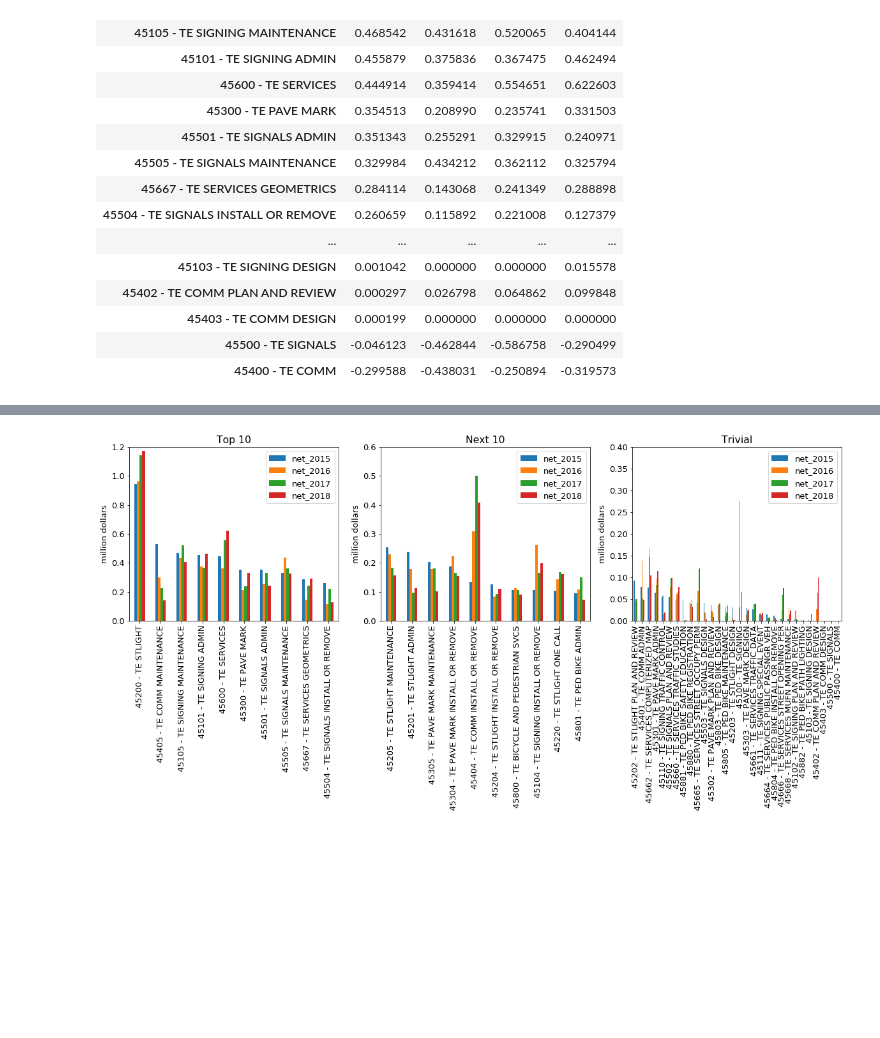
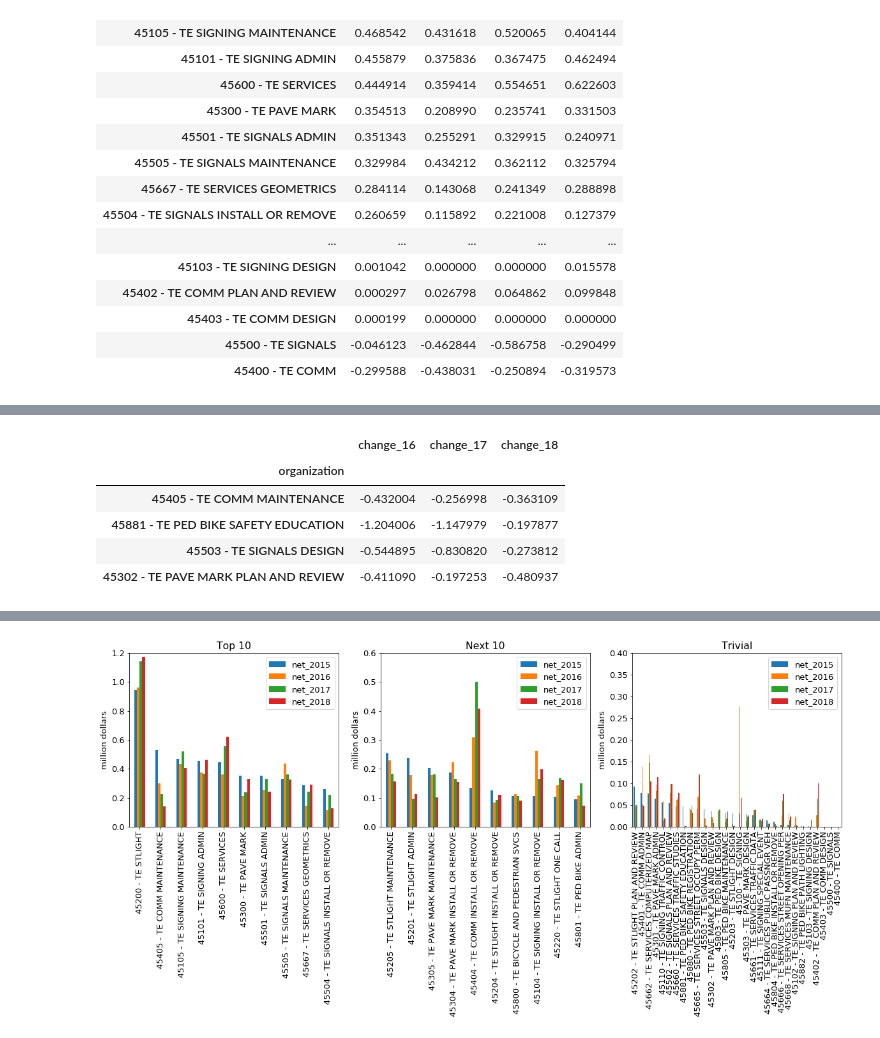
Before and after one commit to Kuku2333/s19-city-t3, a Jupyter notebook: yuankun.ipynb, the cells around one changed output, grey strips where cells are left out. Cells and saved outputs as stored; diff of their text form; code cells hidden in the pictures; blank space fills up the shorter version.

```diff
--- a/yuankun.ipynb
+++ b/yuankun.ipynb
@@ -159,0 +178,9 @@ pd_te
+# %%
+pd_te[['change_16', 'change_17', 'change_18']][pd_te['change_16']<-.19][pd_te['change_17']<-.19][pd_te['change_18']<-.19]
+# %% [output]
+|  | change_16 | change_17 | change_18 |
+| organization |  |  |  |
+| 45405 - TE COMM MAINTENANCE | -0.432004 | -0.256998 | -0.363109 |
+| 45881 - TE PED BIKE SAFETY EDUCATION | -1.204006 | -1.147979 | -0.197877 |
+| 45503 - TE SIGNALS DESIGN | -0.544895 | -0.830820 | -0.273812 |
+| 45302 - TE PAVE MARK PLAN AND REVIEW | -0.411090 | -0.197253 | -0.480937 |
```
Also changed, not shown: parts of 3 cells of this notebook.
